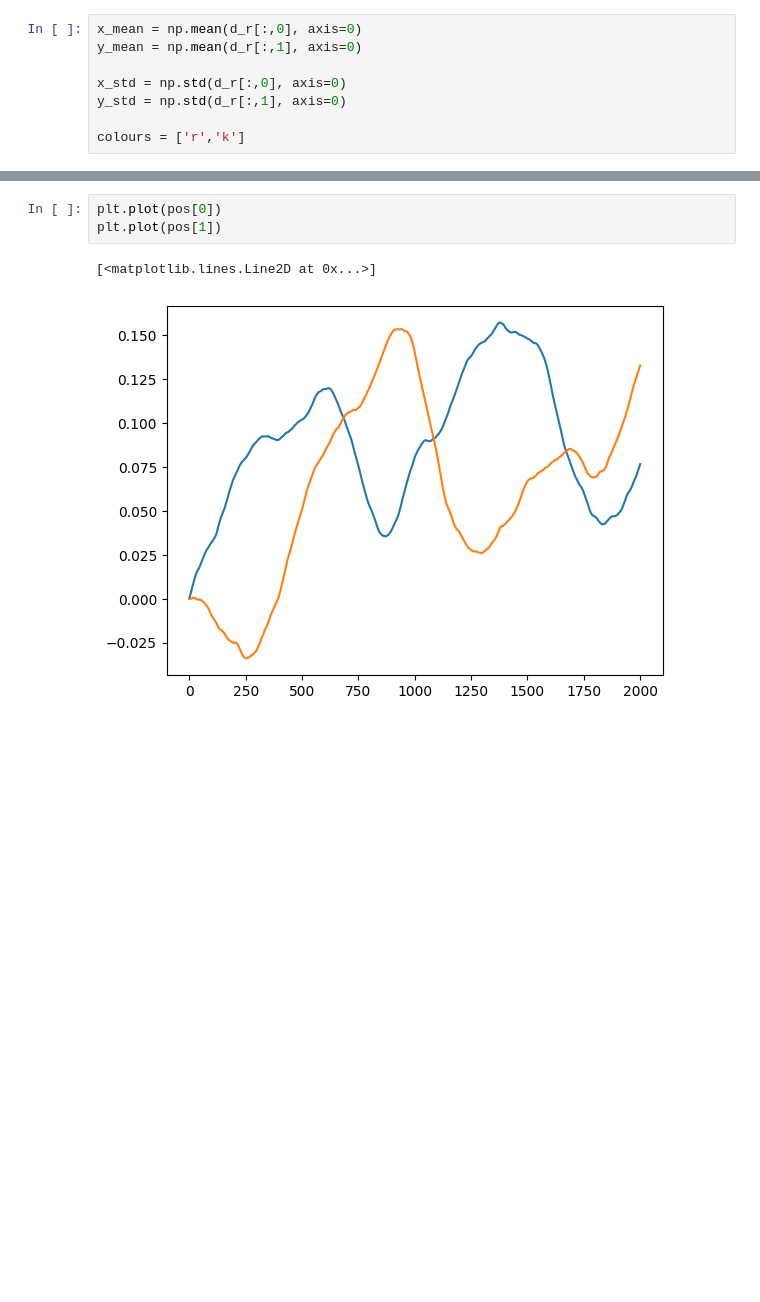
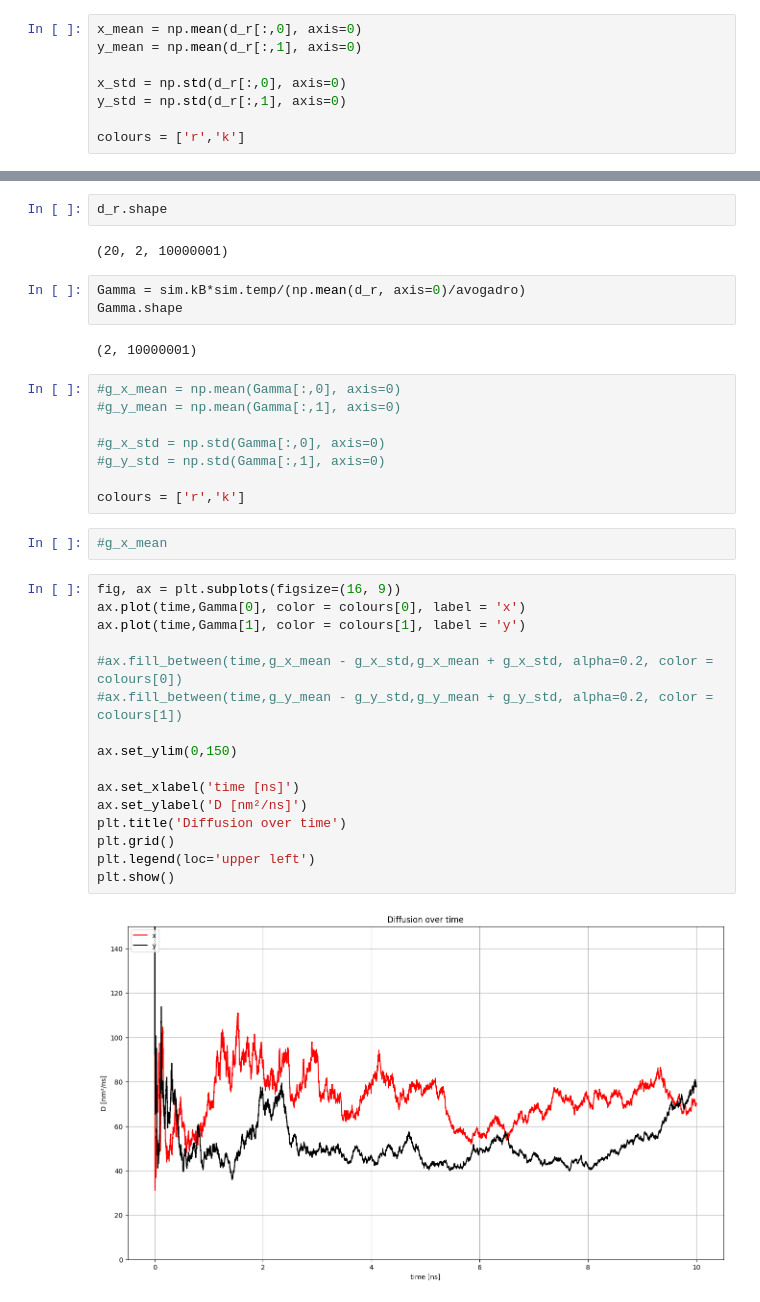
Before and after one commit to JONNeKK/ccs, a Jupyter notebook: week_10/week_10.ipynb, the cells around one changed output, grey strips where cells are left out. Saved outputs shown, nothing was run; the diff lists cells and outputs as text; blank space fills up the shorter version.

```diff
--- a/week_10/week_10.ipynb
+++ b/week_10/week_10.ipynb
@@ -389,6 +355,37 @@ plt.show()
-# %%
-plt.plot(pos[0])
-plt.plot(pos[1])
-# %% [output]
-[<matplotlib.lines.Line2D at 0x...>]
-[figure, removed]
+# %%
+d_r.shape
+# %% [output]
+(20, 2, 10000001)
+# %%
+Gamma = sim.kB*sim.temp/(np.mean(d_r, axis=0)/avogadro)
+Gamma.shape
+# %% [output]
+(2, 10000001)
+# %%
+#g_x_mean = np.mean(Gamma[:,0], axis=0)
+#g_y_mean = np.mean(Gamma[:,1], axis=0)
+
+#g_x_std = np.std(Gamma[:,0], axis=0)
+#g_y_std = np.std(Gamma[:,1], axis=0)
+
+colours = ['r','k']
+# %%
+#g_x_mean
+# %%
+fig, ax = plt.subplots(figsize=(16, 9))
+ax.plot(time,Gamma[0], color = colours[0], label = 'x')
+ax.plot(time,Gamma[1], color = colours[1], label = 'y')
+
+#ax.fill_between(time,g_x_mean - g_x_std,g_x_mean + g_x_std, alpha=0.2, color = colours[0])
+#ax.fill_between(time,g_y_mean - g_y_std,g_y_mean + g_y_std, alpha=0.2, color = colours[1])
+
+ax.set_ylim(0,150)
+
+ax.set_xlabel('time [ns]')
+ax.set_ylabel('D [nm²/ns]')
+plt.title('Diffusion over time')
+plt.grid()
+plt.legend(loc='upper left')
+plt.show()
+# %% [output]
+[figure, added]
```
Also changed, not shown: parts of 14 cells of this notebook.
